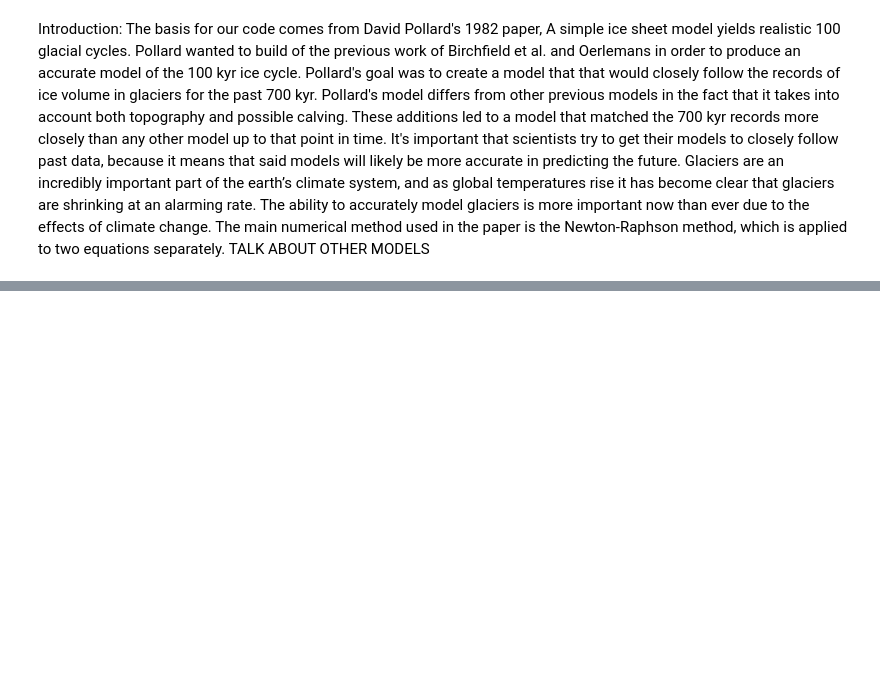
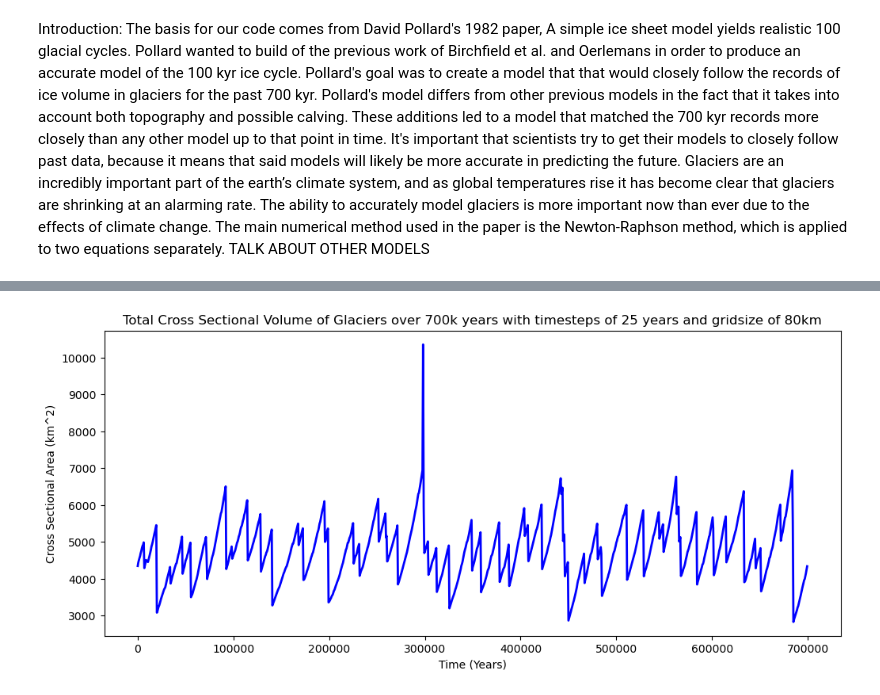
Before and after one commit to scottrivenbark13/ESM-Final-Project, a Jupyter notebook: Rough_Version_Glacier_Scott_and_Justin.ipynb, the cells around one changed output, grey strips where cells are left out. Saved outputs shown, nothing was run; the diff lists cells and outputs as text; code cells hidden in the pictures; blank space fills up the shorter version.

```diff
--- a/Rough_Version_Glacier_Scott_and_Justin.ipynb
+++ b/Rough_Version_Glacier_Scott_and_Justin.ipynb
@@ -265,0 +345,15 @@ The code still isn't completely functional so we don't have any results to discu
+# %%
+# Showing ice cross seaction area with timesteps of 25 years and gridsize of 80 km
+v3 = initialize(80, 25)
+result3 = MainLoop(v3, 700000, 25)
+all_time3 = result3['time']
+saves3 = result3['save']
+areas3 = result3['area']
+plt.figure(figsize=(12, 5))
+plt.xlabel('Time (Years)')
+plt.ylabel('Cross Sectional Area (km^2)')
+plt.title('Total Cross Sectional Volume of Glaciers over 700k years with timesteps of 25 years and gridsize of 80km')
+plt.plot(all_time3[:saves3], areas3[:saves3], 'b-', linewidth=2)
+plt.show()
+# %% [output]
+[figure, added]
```
Also changed, not shown: parts of 16 cells of this notebook.
